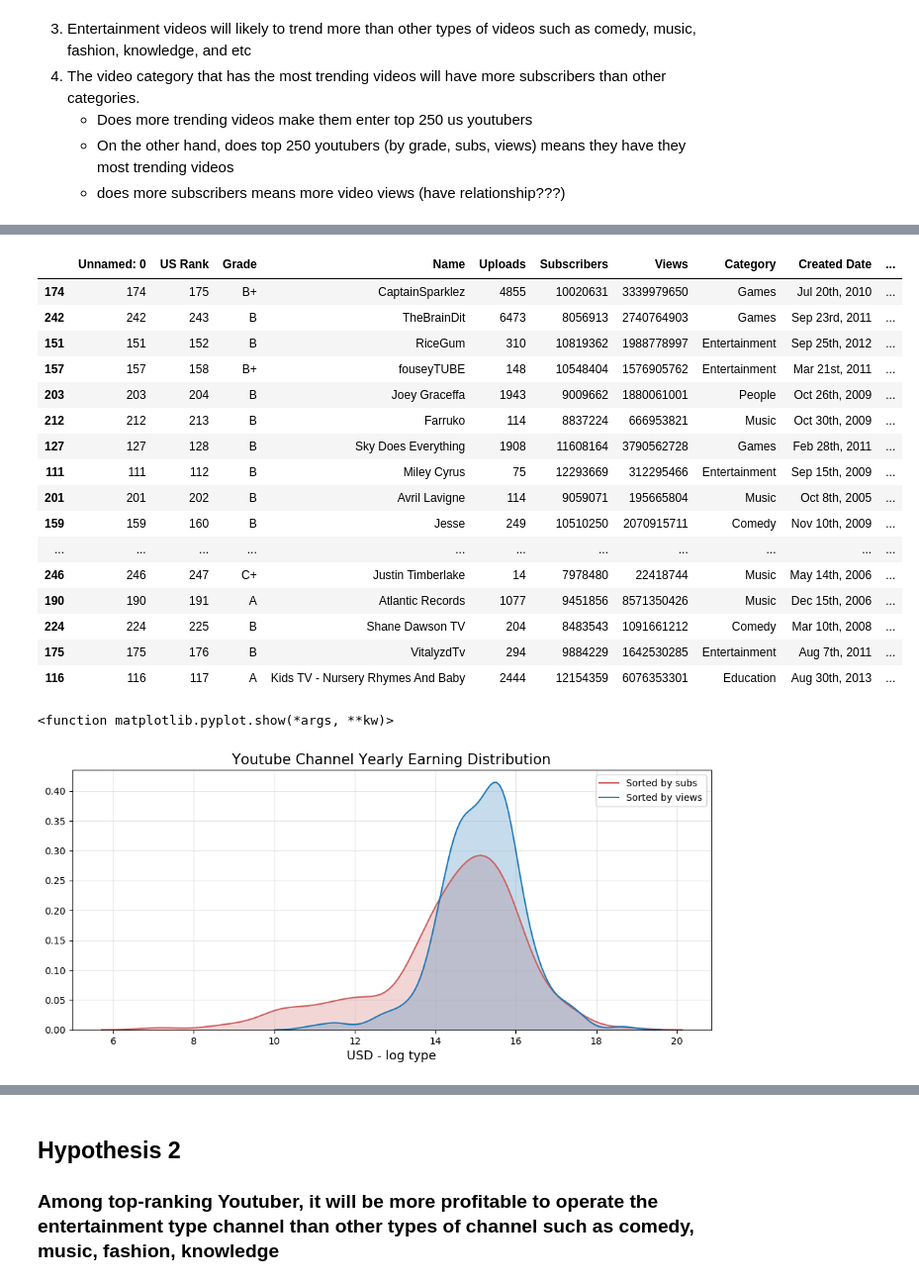
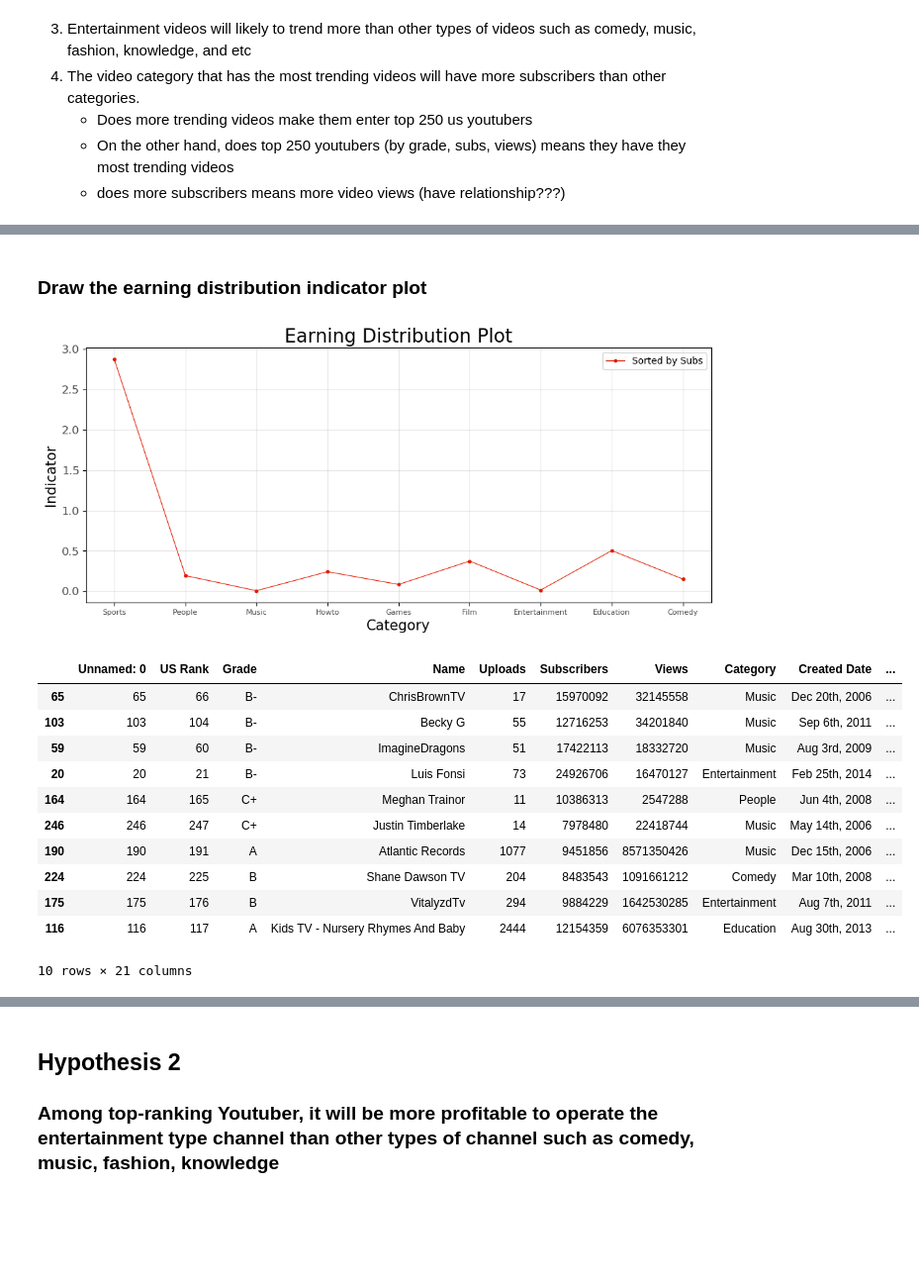
Before and after one commit to gillian850413/Final_Project, a Jupyter notebook: IS590PR_Final_Project_Part1.ipynb, the cells around one changed output, grey strips where cells are left out. Shown at 99% size. Drawn from its saved outputs; the diff is of its cells as text; code cells hidden in the pictures; blank space fills up the shorter version.

```diff
--- a/IS590PR_Final_Project_Part1.ipynb
+++ b/IS590PR_Final_Project_Part1.ipynb
@@ -50,0 +39,4 @@ top250_subs_df.describe()
+# %%
+# calculate the average yearly earning
+top250_subs_df['Avg Yearly Earning'] = (top250_subs_df['Max Yearly Earning'] + top250_subs_df['Min Yearly Earning']) / 2
+top250_views_df['Avg Yearly Earning'] = (top250_views_df['Max Yearly Earning'] + top250_views_df['Min Yearly Earning']) / 2
@@ -50,0 +57,2 @@ top250_subs_df.describe()
+# %% [markdown]
+### Draw the earning distribution indicator plot
@@ -51,34 +86,33 @@ top250_subs_df.describe()
+# %%
+# The plot shows the earning distribution indicator in categories
+subs_info = finalSubs['Indicator']
+
+plt.figure(figsize=(12,5), dpi= 100)
+plt.plot(subs_info, linewidth = 0.8, marker = '.', label = "Sorted by Subs", color='#E11B00')
+
+plt.xlabel("Category", fontsize=15)
+plt.ylabel("Indicator", fontsize=15)
+plt.xticks(fontsize=8, horizontalalignment='center', alpha=.7)
+plt.yticks(fontsize=12, alpha=.7)
+plt.title("Earning Distribution Plot", fontsize=20)
+plt.grid(axis='both', alpha=.3)
+plt.legend()
+plt.show()
+# %% [output]
+[figure, added]
 # %%
-top250Subs_sort = top250_subs_df.sort_values(by=['Max Yearly Earning'], ascending=False)
-top250Subs_sort.tail(50)
+top250Subs_sort = top250_subs_df.sort_values(by='Max Yearly Earning',ascending=False)
+top250Subs_sort.tail(10)
 # %% [output]
 |  | Unnamed: 0 | US Rank | Grade | Name | Uploads | Subscribers | Views | Category | Created Date | ... |
-| 174 | 174 | 175 | B+ | CaptainSparklez | 4855 | 10020631 | 3339979650 | Games | Jul 20th, 2010 | ... |
-| 242 | 242 | 243 | B | TheBrainDit | 6473 | 8056913 | 2740764903 | Games | Sep 23rd, 2011 | ... |
-| 151 | 151 | 152 | B | RiceGum | 310 | 10819362 | 1988778997 | Entertainment | Sep 25th, 2012 | ... |
-| 157 | 157 | 158 | B+ | fouseyTUBE | 148 | 10548404 | 1576905762 | Entertainment | Mar 21st, 2011 | ... |
-| 203 | 203 | 204 | B | Joey Graceffa | 1943 | 9009662 | 1880061001 | People | Oct 26th, 2009 | ... |
-| 212 | 212 | 213 | B | Farruko | 114 | 8837224 | 666953821 | Music | Oct 30th, 2009 | ... |
-| 127 | 127 | 128 | B | Sky Does Everything | 1908 | 11608164 | 3790562728 | Games | Feb 28th, 2011 | ... |
-| 111 | 111 | 112 | B | Miley Cyrus | 75 | 12293669 | 312295466 | Entertainment | Sep 15th, 2009 | ... |
-| 201 | 201 | 202 | B | Avril Lavigne | 114 | 9059071 | 195665804 | Music | Oct 8th, 2005 | ... |
-| 159 | 159 | 160 | B | Jesse | 249 | 10510250 | 2070915711 | Comedy | Nov 10th, 2009 | ... |
-| ... | ... | ... | ... | ... | ... | ... | ... | ... | ... | ... |
+| 65 | 65 | 66 | B- | ChrisBrownTV | 17 | 15970092 | 32145558 | Music | Dec 20th, 2006 | ... |
+| 103 | 103 | 104 | B- | Becky G | 55 | 12716253 | 34201840 | Music | Sep 6th, 2011 | ... |
+| 59 | 59 | 60 | B- | ImagineDragons | 51 | 17422113 | 18332720 | Music | Aug 3rd, 2009 | ... |
+| 20 | 20 | 21 | B- | Luis Fonsi | 73 | 24926706 | 16470127 | Entertainment | Feb 25th, 2014 | ... |
+| 164 | 164 | 165 | C+ | Meghan Trainor | 11 | 10386313 | 2547288 | People | Jun 4th, 2008 | ... |
 | 246 | 246 | 247 | C+ | Justin Timberlake | 14 | 7978480 | 22418744 | Music | May 14th, 2006 | ... |
 | 190 | 190 | 191 | A | Atlantic Records | 1077 | 9451856 | 8571350426 | Music | Dec 15th, 2006 | ... |
 | 224 | 224 | 225 | B | Shane Dawson TV | 204 | 8483543 | 1091661212 | Comedy | Mar 10th, 2008 | ... |
 | 175 | 175 | 176 | B | VitalyzdTv | 294 | 9884229 | 1642530285 | Entertainment | Aug 7th, 2011 | ... |
 | 116 | 116 | 117 | A | Kids TV - Nursery Rhymes And Baby | 2444 | 12154359 | 6076353301 | Education | Aug 30th, 2013 | ... |
+10 rows × 21 columns
-# %%
-plt.figure(figsize=(12,5), dpi= 100)
-sns.kdeplot(np.log(top250_subs_df['Max Yearly Earning']), shade=True, color='indianred', label='Sorted by subs')
-sns.kdeplot(np.log(top250_views_df['Max Yearly Earning']), shade=True, label='Sorted by views')
-
-plt.title("Youtube Channel Yearly Earning Distribution", fontsize=15)
-plt.xlabel("USD - log type", fontsize=13)
-plt.grid(axis='both', alpha=.3)
-plt.legend(loc='upper right', fontsize=10)
-plt.show
-# %% [output]
-<function matplotlib.pyplot.show(*args, **kw)>
-[figure, removed]
```
Also changed, not shown: parts of 24 cells of this notebook.
